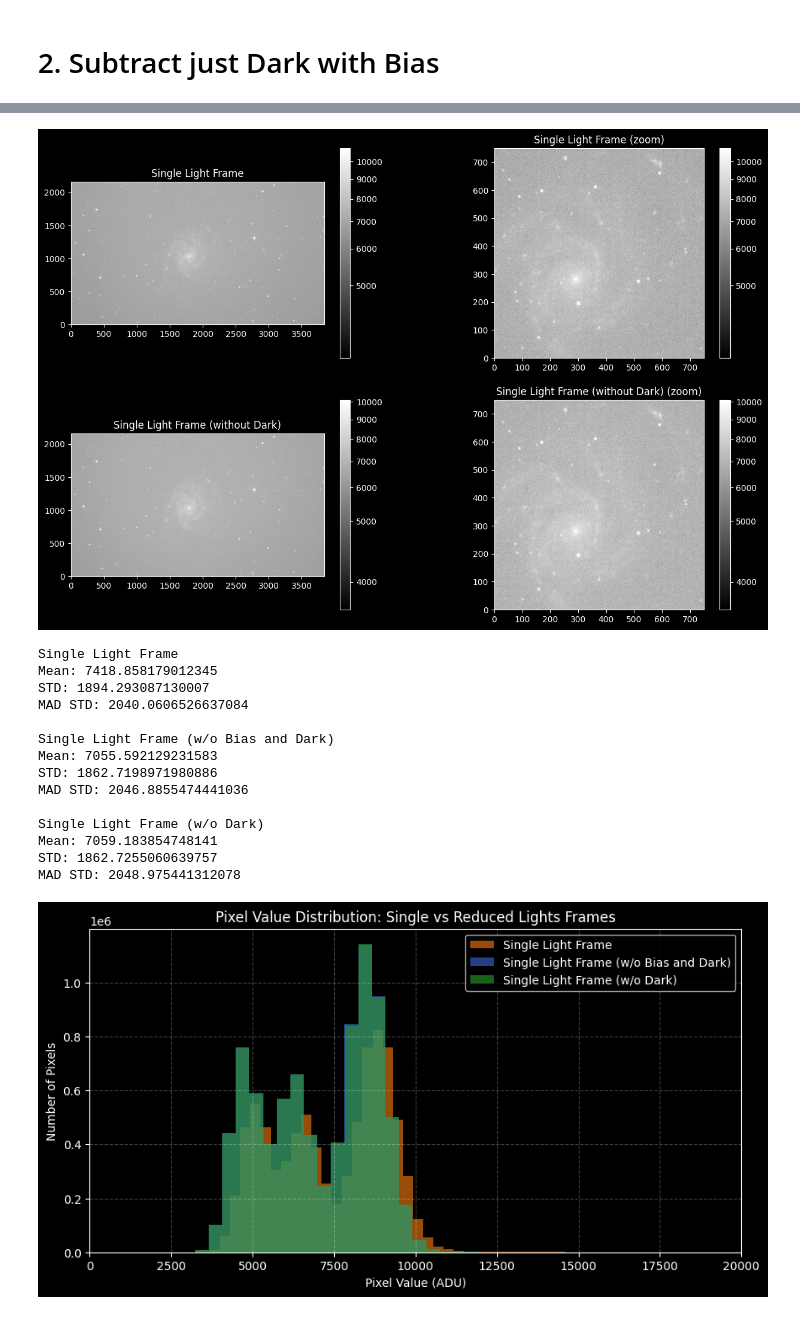
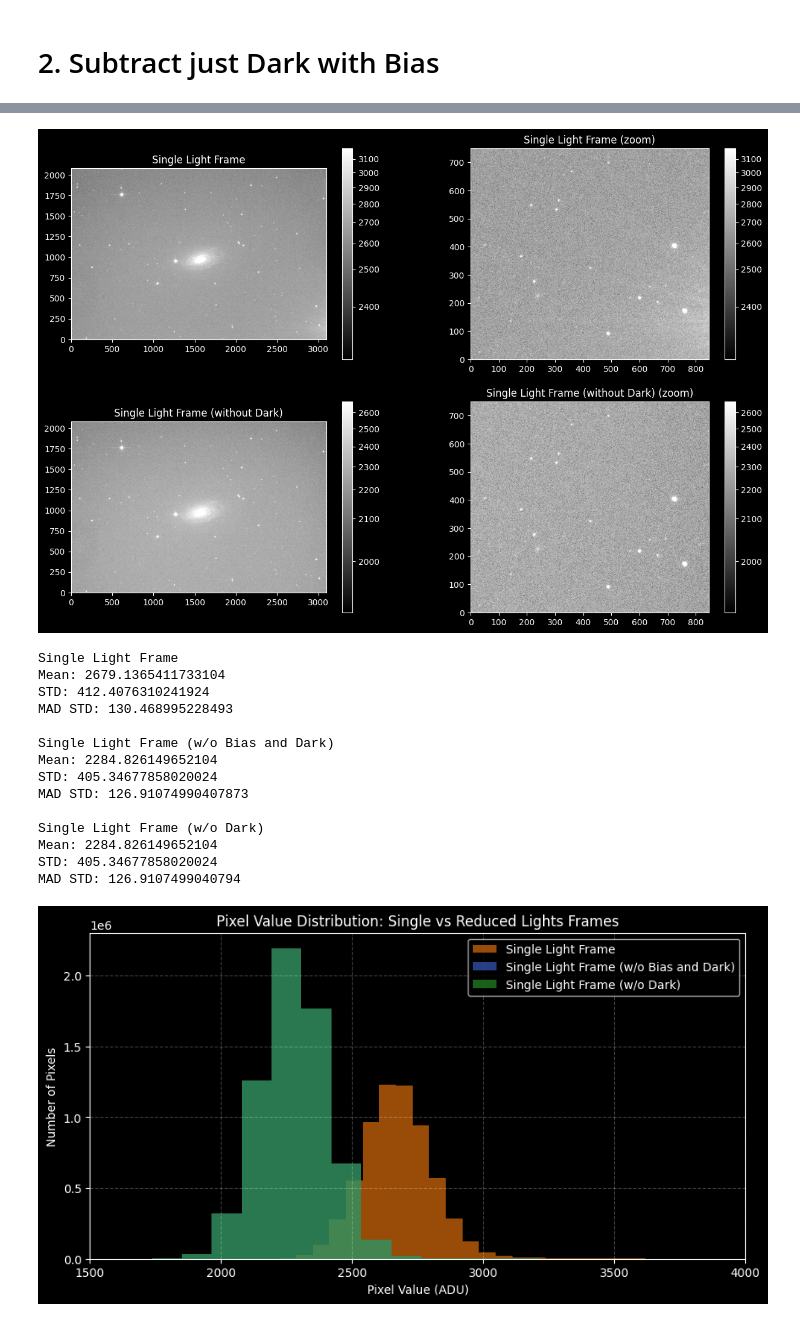
Before and after one commit to kybik0606/Digital-processing-of-astronomical-images-using-astronomical-libraries-for-Python, a Jupyter notebook: My-astro-project/notebooks/04-lights-images.ipynb, the cells around one changed output, grey strips where cells are left out. Cells and saved outputs as stored; diff of their text form; code cells hidden in the pictures.

```diff
--- a/My-astro-project/notebooks/04-lights-images.ipynb
+++ b/My-astro-project/notebooks/04-lights-images.ipynb
@@ -34,7 +34,7 @@ else:
     warnings.simplefilter('default', VerifyWarning)
     logging.getLogger('astropy').setLevel(logging.INFO)
 # %%
-files = ccdp.ImageFileCollection('../data/lights')
-files.summary['file', 'imagetyp', 'exptime', 'naxis1', 'naxis2', 'gain', 'egain']
+files = ccdp.ImageFileCollection(r'..\data\M63\lights')
+files.summary['file', 'naxis1', 'naxis2', 'imagetyp', 'exptime', 'gain', 'offset']
 # %% [output]
 Table length=19
@@ -59,21 +59,21 @@ Table length=19
 # %%
 #копируем файлы из папки data_NGC6888 в папку reduced
-calibrated_data = Path('../reduced')
+calibrated_data = Path(r'..\data\reduced')
 calibrated_data.mkdir(exist_ok=True)
 
-lights = files.files_filtered(imagetyp='Light Frame', include_path=True)
+lights = files.files_filtered(imagetyp='Light', include_path=True)
 
 import shutil
 
 for light in lights:
     shutil.copy(light, calibrated_data)
 # %%
-calibrated_path = Path('../reduced')
+calibrated_path = Path(r'..\data\reduced')
 reduced_images = ccdp.ImageFileCollection(calibrated_path)
 
-calibrated_lights = reduced_images.files_filtered(imagetyp='Light Frame', include_path=True)
+calibrated_lights = reduced_images.files_filtered(imagetyp='Light', include_path=True)
 
-raw_ccds = list(reduced_images.ccds(imagetyp='Light Frame',
+raw_ccds = list(reduced_images.ccds(imagetyp='Light',
                                      ccd_kwargs={'unit': 'adu'},
                                      return_fname=True))
 
@@ -114,7 +114,7 @@ MAD STD: 2040.0606526637084
 # %% [markdown]
 # 1. Subtract Dark w/o Bias and Bias
 # %%
-combined_bias = [ccd for ccd in reduced_images.ccds(imagetyp='Bias Frame', combined=True)][0]
+combined_bias = [ccd for ccd in reduced_images.ccds(imagetyp='Bias', combined=True)][0]
 
 combined_dark_wo_bias = CCDData.read(calibrated_data / 'combined_dark_avg_wo_bias.fit')
 # %%
@@ -229,7 +229,7 @@ ax1.set_title('Single Light Frame')
 fig.colorbar(im1, ax=ax1)
 
 norm = simple_norm(light_data, stretch='sqrt', percent=99)
-im2 = ax2.imshow(light_data[750:1500, 1500:2250], cmap='gray', norm=norm, origin='lower')
+im2 = ax2.imshow(light_data[0:750, 2250:3096], cmap='gray', norm=norm, origin='lower')
 ax2.set_title('Single Light Frame (zoom)')
 fig.colorbar(im2, ax=ax2)
 
@@ -239,55 +239,55 @@ ax3.set_title('Single Light Frame (without Dark)')
 fig.colorbar(im3, ax=ax3)
 
 norm = simple_norm(all_reds_d[0].data, stretch='sqrt', percent=99)
-im4 = ax4.imshow(all_reds_d[0].data[750:1500, 1500:2250], cmap='gray', norm=norm, origin='lower')
+im4 = ax4.imshow(all_reds_d[0].data[0:750, 2250:3096], cmap='gray', norm=norm, origin='lower')
 ax4.set_title('Single Light Frame (without Dark) (zoom)')
 fig.colorbar(im4, ax=ax4)
 
 plt.show()
 # %% [output]
-[figure, old version]
+[figure, new version]
 # %%
 print('Single Light Frame')
 print(f'Mean: {np.mean(light_data)}')
 print(f'STD: {np.std(light_data)}')
 print(f'MAD STD: {mad_std(light_data)} \n')
 
 print('Single Light Frame (w/o Bias and Dark)')
 print(f'Mean: {np.mean(all_reds[0].data)}')
 print(f'STD: {np.std(all_reds[0].data)}')
 print(f'MAD STD: {mad_std(all_reds[0].data)} \n')
 
 print('Single Light Frame (w/o Dark)')
 print(f'Mean: {np.mean(all_reds_d[0].data)}')
 print(f'STD: {np.std(all_reds_d[0].data)}')
 print(f'MAD STD: {mad_std(all_reds_d[0].data)}')
 
 
 plt.style.use("dark_background")
 plt.figure(figsize=(10, 5))
-plt.hist(light_data.flatten(), bins=200, color='tab:orange', alpha=0.6, label='Single Light Frame')
-plt.hist(all_reds[0].data.flatten(), bins=200, color='royalblue', alpha=0.6, label='Single Light Frame (w/o Bias and Dark)')
-plt.hist(all_reds_d[0].data.flatten(), bins=200, color='tab:green', alpha=0.6, label='Single Light Frame (w/o Dark)')
+plt.hist(light_data.flatten(), bins=1000, color='tab:orange', alpha=0.6, label='Single Light Frame')
+plt.hist(all_reds[0].data.flatten(), bins=1000, color='royalblue', alpha=0.6, label='Single Light Frame (w/o Bias and Dark)')
+plt.hist(all_reds_d[0].data.flatten(), bins=1000, color='tab:green', alpha=0.6, label='Single Light Frame (w/o Dark)')
 plt.title('Pixel Value Distribution: Single vs Reduced Lights Frames')
 plt.xlabel('Pixel Value (ADU)')
 plt.ylabel('Number of Pixels')
-plt.xlim(0, 20000)
+plt.xlim(1500, 4000)
 plt.grid(linestyle='dashed', alpha=0.25)
 plt.legend()
 plt.show()
 # %% [output]
 Single Light Frame
-Mean: 7418.858179012345
-STD: 1894.293087130007
-MAD STD: 2040.0606526637084
+Mean: 2679.1365411733104
+STD: 412.4076310241924
+MAD STD: 130.468995228493
 
 Single Light Frame (w/o Bias and Dark)
-Mean: 7055.592129231583
-STD: 1862.7198971980886
-MAD STD: 2046.8855474441036
+Mean: 2284.826149652104
+STD: 405.34677858020024
+MAD STD: 126.91074990407873
 
 Single Light Frame (w/o Dark)
-Mean: 7059.183854748141
-STD: 1862.7255060639757
-MAD STD: 2048.975441312078
+Mean: 2284.826149652104
+STD: 405.34677858020024
+MAD STD: 126.9107499040794
-[figure, old version]
+[figure, new version]
```
Also changed, not shown: parts of 6 cells of this notebook, 34 other files.
